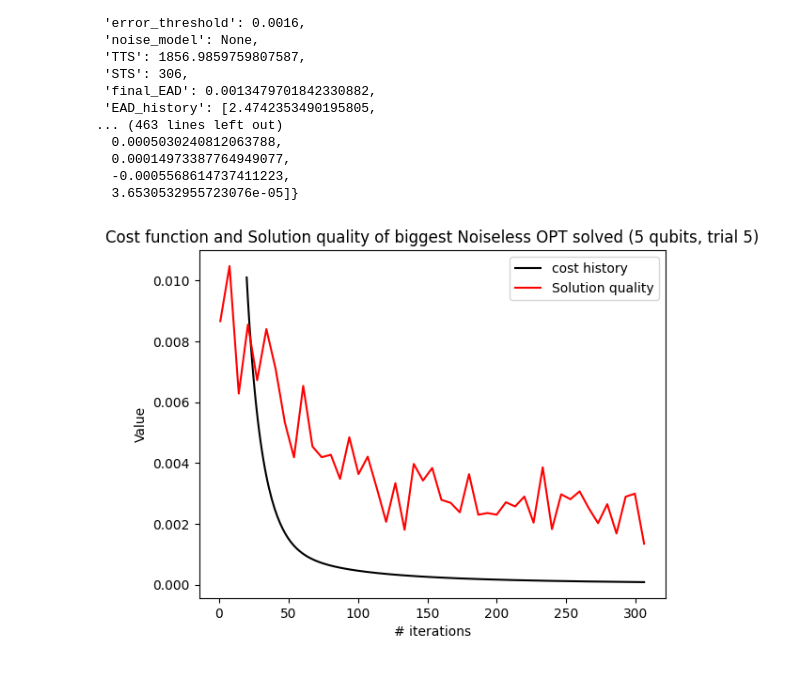
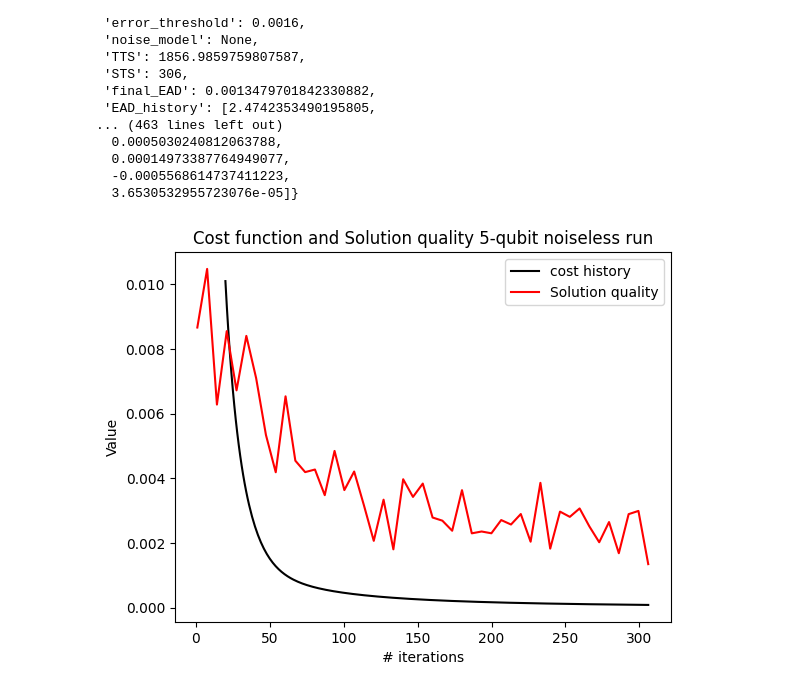
Before and after one commit to quantumethicsproject/Algorithm-Research, a Jupyter notebook: Student-Hub/Indy-Ng/data_analysis.ipynb, the cells around one changed output. Saved outputs shown, nothing was run; the diff lists cells and outputs as text; code cells hidden in the pictures.

```diff
--- a/Student-Hub/Indy-Ng/data_analysis.ipynb
+++ b/Student-Hub/Indy-Ng/data_analysis.ipynb
@@ -150,26 +150,26 @@ data[-12]
 # %%
 import numpy as np
 
 noiseless_data = data[-12]
 x1 = range(20, noiseless_data["STS"]+1)
 y1 = noiseless_data["cost_history"][19:]
 
 
 x2 = np.linspace(1, noiseless_data["STS"], len(noiseless_data["EAD_history"]) - 15)
 y2 = noiseless_data["EAD_history"][15:]
 
 fig, (ax1) = plt.subplots(1)
 
 ax1.plot(x1, y1, label="cost history", color="black")
 # ax1.scatter(x2, y2, label="Solution quality", color="red")
 ax1.plot(x2, y2, label="Solution quality", color="red")
 
 # Adding title and labels
-plt.title('Cost function and Solution quality of biggest Noiseless OPT solved (5 qubits, trial 5)')
+plt.title('Cost function and Solution quality 5-qubit noiseless run')
 plt.xlabel('# iterations')
 plt.ylabel('Value')
 plt.legend()
 
 plt.savefig("noiseless_cost+sol.png")
 # %% [output]
-[figure, old version]
+[figure, new version]
```
Also changed, not shown: 12 other files.
